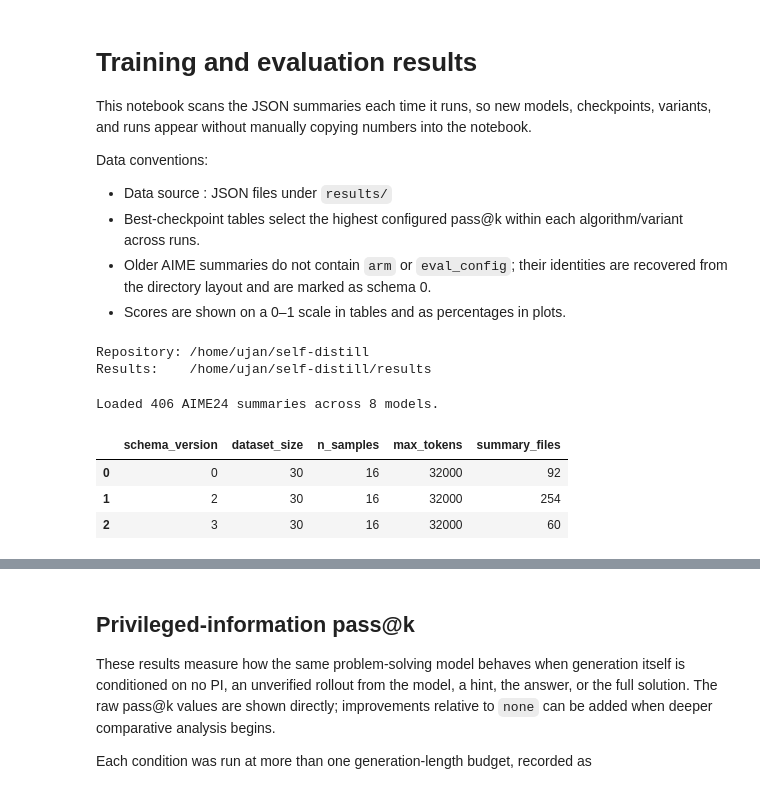
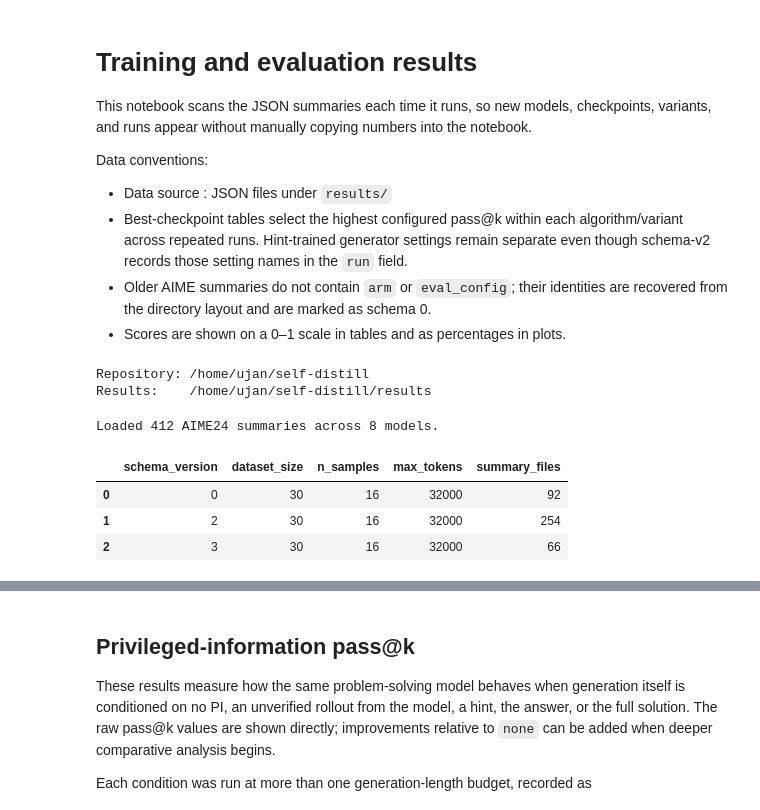
Before and after one commit to tatami-galaxy/self-distill, a Jupyter notebook: eval/viz/results_overview.ipynb, the cells around one changed output, grey strips where cells are left out. Saved outputs shown, nothing was run; the diff lists cells and outputs as text; code cells hidden in the pictures.

```diff
--- a/eval/viz/results_overview.ipynb
+++ b/eval/viz/results_overview.ipynb
@@ -9,7 +9,8 @@ Data conventions:
 
 - Data source : JSON files under `results/`
 - Best-checkpoint tables select the highest configured pass@k within each
-  algorithm/variant across runs.
+  algorithm/variant across repeated runs. Hint-trained generator settings remain
+  separate even though schema-v2 records those setting names in the `run` field.
 - Older AIME summaries do not contain `arm` or `eval_config`;
   their identities are recovered from the directory layout and are marked as schema 0.
 - Scores are shown on a 0–1 scale in tables and as percentages in plots.
@@ -107,6 +108,15 @@ def fallback_aime_arm(path: Path) -> dict:
     train_dataset, model, algo = parts[:3]
     step = parts[-1]
     extras = list(parts[3:-1])
+    if algo == "sdft" and len(extras) >= 2 and extras[0] == "hint_trained":
+        return {
+            "algo": algo,
+            "model": model,
+            "train_dataset": train_dataset,
+            "variant": "hint_trained",
+            "run": "/".join(extras[1:]),
+            "step": step,
+        }
     run_parts = [part for part in extras if re.fullmatch(r"run-\d+", part)]
     variant_parts = [part for part in extras if part not in run_parts]
     return {
@@ -149,35 +159,35 @@ def load_aime() -> pd.DataFrame:
             "total_samples": summary.get("total_samples"),
             "elapsed_s": summary.get("elapsed_s"),
             "source": str(path.relative_to(ROOT)),
         }
         row.update(summary.get("pass_at_k") or {})
         rows.append(row)
 
     frame = pd.DataFrame(rows)
     if frame.empty:
         return frame
     for column in ("variant", "run", "train_dataset"):
         frame[column] = frame[column].where(frame[column].notna(), None)
     return frame.sort_values(
         ["model", "is_base", "algo", "variant", "run", "checkpoint"],
         na_position="first",
     ).reset_index(drop=True)
 
 
 aime = load_aime()
 print(f"Loaded {len(aime)} {AIME_LABEL} summaries across {aime.model.nunique()} models.")
 display(
     aime.groupby(
         ["schema_version", "dataset_size", "n_samples", "max_tokens"],
         dropna=False,
     ).size().rename("summary_files").reset_index()
 )
 # %% [output]
-Loaded 406 AIME24 summaries across 8 models.
+Loaded 412 AIME24 summaries across 8 models.
 |  | schema_version | dataset_size | n_samples | max_tokens | summary_files |
 | 0 | 0 | 30 | 16 | 32000 | 92 |
 | 1 | 2 | 30 | 16 | 32000 | 254 |
-| 2 | 3 | 30 | 16 | 32000 | 60 |
+| 2 | 3 | 30 | 16 | 32000 | 66 |
 # %%
 AIME_BEST_K = 1  # Choose 1, 8, or 16.
 AIME_BEST_METRIC = f"pass@{AIME_BEST_K}"
```
Also changed, not shown: parts of 7 cells of this notebook, 1 other file.
